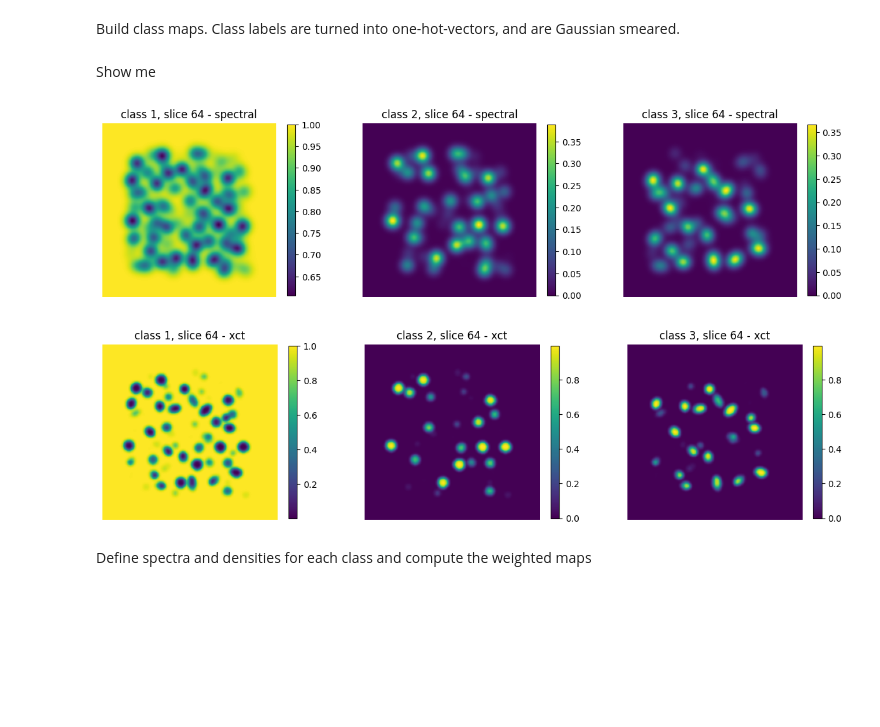
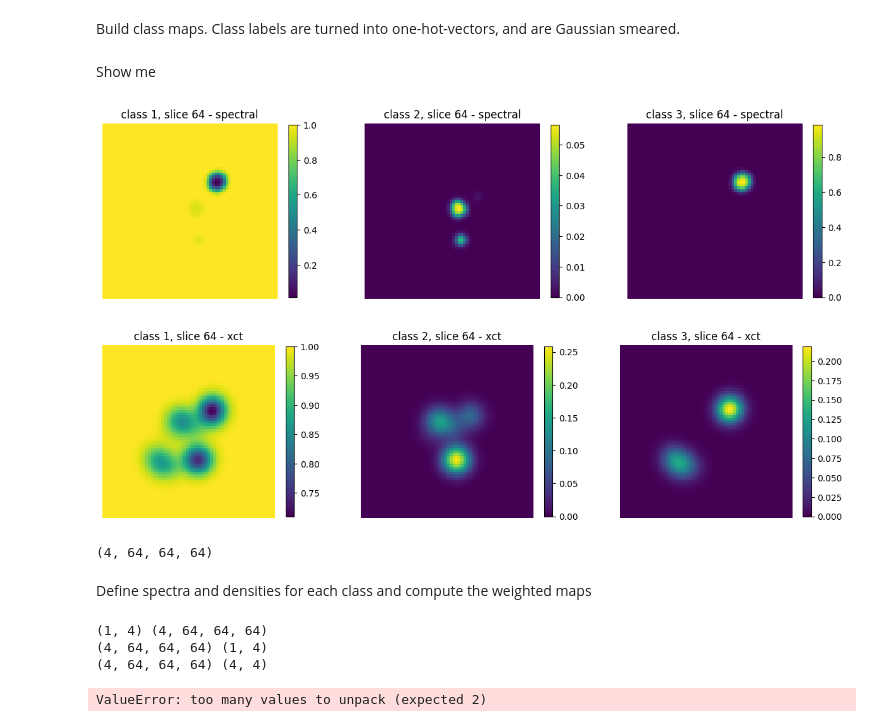
Before and after one commit to phzwart/mm3dtestdata, a Jupyter notebook: examples/mm3d-demo.ipynb, the cells around one changed output. Cells and saved outputs as stored; diff of their text form; code cells hidden in the pictures; blank space fills up the shorter version.

```diff
--- a/examples/mm3d-demo.ipynb
+++ b/examples/mm3d-demo.ipynb
@@ -45,8 +45,8 @@ Some parameters that govern derived data
 # %%
-scale = 128
+scale = 64
 border = 20
 radius = 10
 
 shake_rmsd = 2.0
-sigma_spectral = 3.0
-sigma_xct = 1.0
+sigma_sem = 1.0
+sigma_xct = 3.0
@@ -59,65 +59,76 @@ _, instance_map_0, class_map_0 = obj.fill()
 obj.perturb(shake=shake_rmsd, cut=None, erase=None)
 _, instance_map_1, class_map_1 = obj.fill()
 obj.reset()
-# %% [markdown]
-Build class maps. Class labels are turned into one-hot-vectors, and are Gaussian smeared.
+# %% [markdown]
+Build class maps. Class labels are turned into one-hot-vectors, and are Gaussian smeared.
 # %%
-class_map_spectral = mm3d.blur_it(class_map_0, sigma=sigma_spectral)
+class_map_semedx = mm3d.blur_it(class_map_0, sigma=sigma_sem)
 class_map_xct = mm3d.blur_it(class_map_1, sigma=sigma_xct)
-# %% [markdown]
-Show me
+# %% [markdown]
+Show me
 # %%
 
 # Create a figure
 plt.figure(figsize=(15,5))
 plt.subplot(1, 3, 1)
-plt.imshow(class_map_spectral[1,64,...])#, vmin=0, vmax = 1.0)
+plt.imshow(class_map_semedx[1,scale//2,...])#, vmin=0, vmax = 1.0)
 plt.colorbar(shrink=0.70)
 plt.axis('off')  # Turn off axis numbers and labels
 plt.title("class 1, slice 64 - spectral")
 
 plt.subplot(1, 3, 2)
-plt.imshow(class_map_spectral[2,64,...])#, vmin=0, vmax = 1.0 )
+plt.imshow(class_map_semedx[2,scale//2,...])#, vmin=0, vmax = 1.0 )
 plt.colorbar(shrink=0.70)
 plt.axis('off')
 plt.title("class 2, slice 64 - spectral")
 
 
 plt.subplot(1, 3, 3)
-plt.imshow(class_map_spectral[3,64,...])#, vmin=0, vmax = 1.0)
+plt.imshow(class_map_semedx[3,scale//2,...])#, vmin=0, vmax = 1.0)
 plt.colorbar(shrink=0.70)
 plt.axis('off')
 plt.title("class 3, slice 64 - spectral")
 plt.show()
 
 
 
 # Create a figure
 plt.figure(figsize=(15,5))
 plt.subplot(1, 3, 1)
-plt.imshow(class_map_xct[1,64,...])#, vmin=0, vmax = 1.0)
+plt.imshow(class_map_xct[1,scale//2,...])#, vmin=0, vmax = 1.0)
 plt.colorbar(shrink=0.70)
 plt.axis('off')  # Turn off axis numbers and labels
 plt.title("class 1, slice 64 - xct")
 
 plt.subplot(1, 3, 2)
-plt.imshow(class_map_xct[2,64,...])#, vmin=0, vmax = 1.0 )
+plt.imshow(class_map_xct[2,scale//2,...])#, vmin=0, vmax = 1.0 )
 plt.colorbar(shrink=0.70)
 plt.axis('off')
 plt.title("class 2, slice 64 - xct")
 
 
 plt.subplot(1, 3, 3)
-plt.imshow(class_map_xct[3,64,...])#, vmin=0, vmax = 1.0)
+plt.imshow(class_map_xct[3,scale//2,...])#, vmin=0, vmax = 1.0)
 plt.colorbar(shrink=0.70)
 plt.axis('off')
 plt.title("class 3, slice 64 - xct")
 plt.show()
 # %% [output]
-[figure, old version]
+[figure, new version]
-[figure, old version]
+[figure, new version]
-# %% [markdown]
-Define spectra and densities for each class and compute the weighted maps
+# %%
+print(class_map_xct.shape)
+# %% [output]
+(4, 64, 64, 64)
+# %% [markdown]
+Define spectra and densities for each class and compute the weighted maps
+# %%
+tomo_map = mm3d.build_material_maps_XCT_SEM_EDX(class_map_xct, "VEQI")
+# %% [output]
+(1, 4) (4, 64, 64, 64)
+(4, 64, 64, 64) (1, 4)
+(4, 64, 64, 64) (4, 4)
+ValueError: too many values to unpack (expected 2)
 # %%
 x = np.linspace(0,100,100)
 spectral_class_0 = x*0
```
Also changed, not shown: parts of 23 cells of this notebook, 2 other files.
